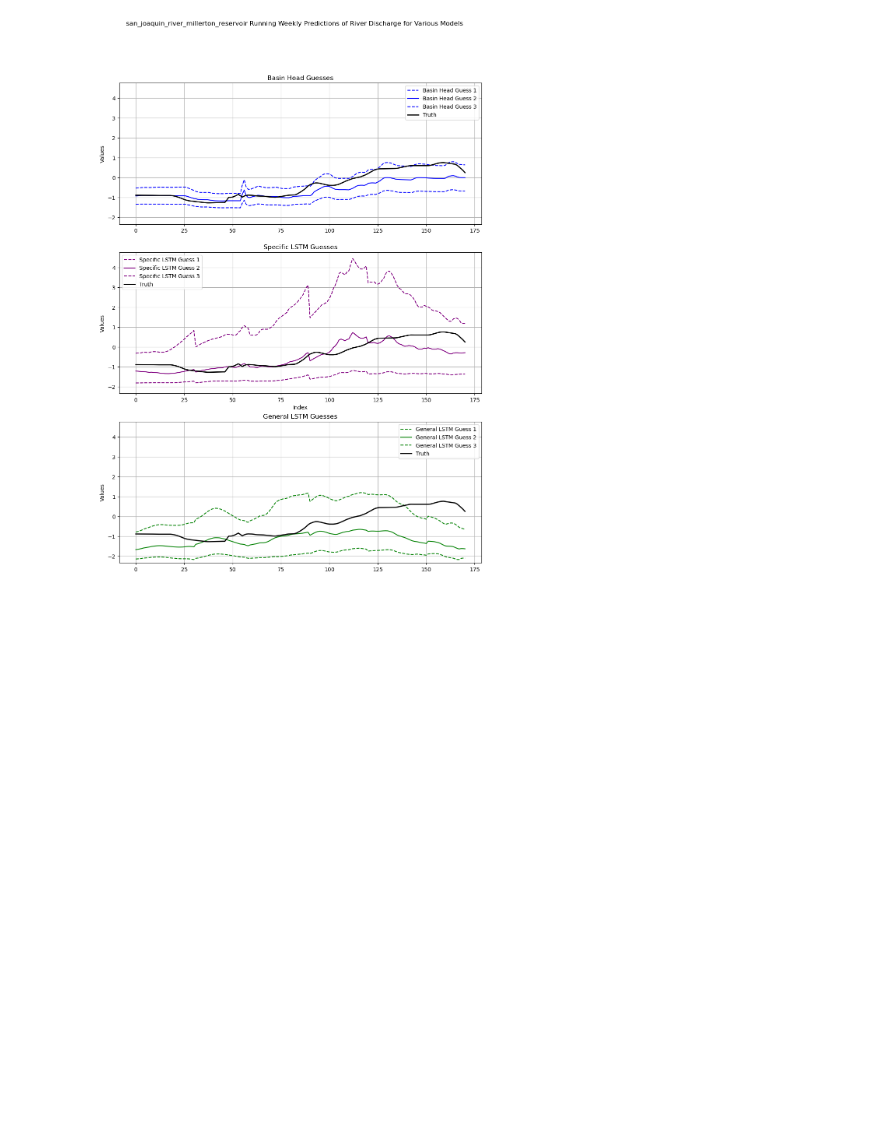
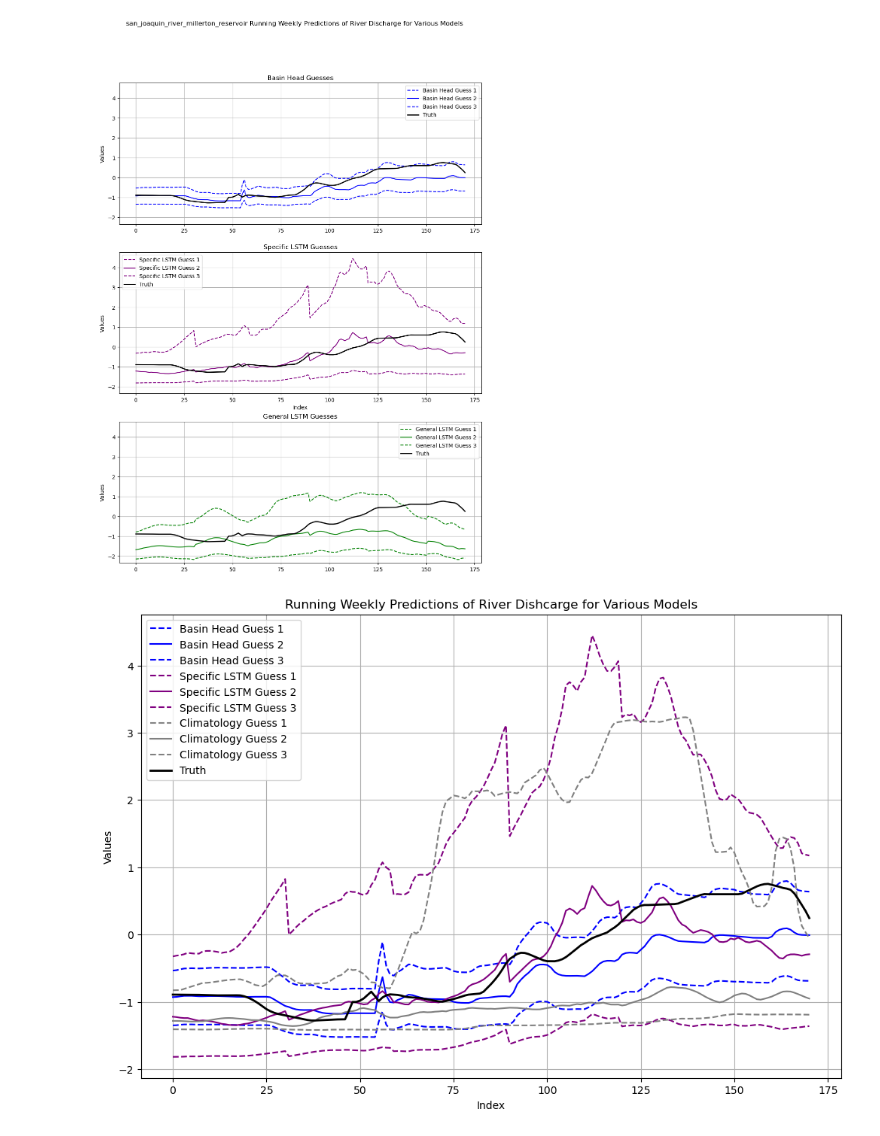
Before and after one commit to KarRups/Hydra_Code, a Jupyter notebook: Week_Ahead_Evaluation.ipynb, the cells around one changed output. Saved outputs shown, nothing was run; the diff lists cells and outputs as text; code cells hidden in the pictures; blank space fills up the shorter version.

Commit message:
General Update

```diff
--- a/Week_Ahead_Evaluation.ipynb
+++ b/Week_Ahead_Evaluation.ipynb
@@ -204,0 +357,40 @@ Specific_LSTM_Guesses = np.array(Specific_LSTM_Guesses).reshape(Days , 3)
+# %%
+# Average over basins
+averaged_scores = {year: {model: [] for model in ["Climatology_Model", "Basin_Head_Model", "General_Head_Model", "General_LSTM_Model", "Specific_LSTM_Model"]} for year in years}
+model_names = ["Climatology_Model", "Basin_Head_Model", "General_Head_Model", "General_LSTM_Model", "Specific_LSTM_Model"]
+model_name_underscore_count = {model: model.count('_') for model in model_names}
+
+# Extract scores and compute averages
+for key, score in Scores.items():
+    # Determine the number of underscores in the model name by matching the end of the key with known model names
+    for model in model_names:
+        if key.endswith(model):
+            parts = key.rsplit('_', model_name_underscore_count[model] + 2)  # Split from the end
+            basin = '_'.join(parts[:-model_name_underscore_count[model] - 2])  # Reconstruct the basin name
+            year = parts[-model_name_underscore_count[model] - 2]
+            model_name = model
+            break
+
+    averaged_scores[int(year)][model_name].append(score)
+
+# Average the scores over the basins
+for year in averaged_scores:
+    for model in averaged_scores[year]:
+        averaged_scores[int(year)][model] = np.mean(averaged_scores[year][model])
+
+# Create a DataFrame from the averaged scores
+df = pd.DataFrame(averaged_scores)
+
+df = df.T
+# Add a row for the average over all years
+df.loc['Average'] = df.mean(axis=0)
+
+def highlight_min(s):
+    is_min = s == s.min()
+    return ['font-weight: bold' if v else '' for v in is_min]
+
+# Apply the highlight_min function to each row
+styled_df = df.style.apply(highlight_min, axis=1)
+
+# Display the DataFrame with styles
+styled_df
@@ -366,30 +570,37 @@ plt.plot(Basin_Head_Guesses[:, 2], color='blue', linestyle='--', label='Basin He
 
 # # Plot General Head Guesses
 # plt.plot(General_Head_Guesses[:, 0], color='orange', linestyle='--', label='General Head Guess 1')
 # plt.plot(General_Head_Guesses[:, 1], color='orange', linestyle='-', label='General Head Guess 2')
 # plt.plot(General_Head_Guesses[:, 2], color='orange', linestyle='--', label='General Head Guess 3')
 
 # # Plot General Guesses
 # plt.plot(General_LSTM_Guesses[:, 0], color='cyan', linestyle='--', label='General LSTM Guess 1')
 # plt.plot(General_LSTM_Guesses[:, 1], color='cyan', linestyle='-', label='General LSTM Guess 2')
 # plt.plot(General_LSTM_Guesses[:, 2], color='cyan', linestyle='--', label='General LSTM Guess 3')
 
 # Plot Specific Model Guesses
 plt.plot(Specific_LSTM_Guesses[:, 0], color='purple', linestyle='--', label='Specific LSTM Guess 1')
 plt.plot(Specific_LSTM_Guesses[:, 1], color='purple', linestyle='-', label='Specific LSTM Guess 2')
 plt.plot(Specific_LSTM_Guesses[:, 2], color='purple', linestyle='--', label='Specific LSTM Guess 3')
 
 
+#Plot Climatology Guesses
+plt.plot(Climatology_Guesses[:, 0], color='grey', linestyle='--', label='Climatology Guess 1')
+plt.plot(Climatology_Guesses[:, 1], color='grey', linestyle='-', label='Climatology Guess 2')
+plt.plot(Climatology_Guesses[:, 2], color='grey', linestyle='--', label='Climatology Guess 3')
+
 
 # Plot Truth
 plt.plot(Truth, color='black', linestyle='-', linewidth=2, label='Truth')
 
     # Customize the plot
 plt.xlabel('Index')
 plt.ylabel('Values')
 plt.title('Running Weekly Predictions of River Dishcarge for Various Models')
 plt.legend()
 plt.grid(True)
 
 # Show the plot
 plt.show()
+# %% [output]
+[figure, added]
```
Also changed, not shown: parts of 13 cells of this notebook, 3 other files.
